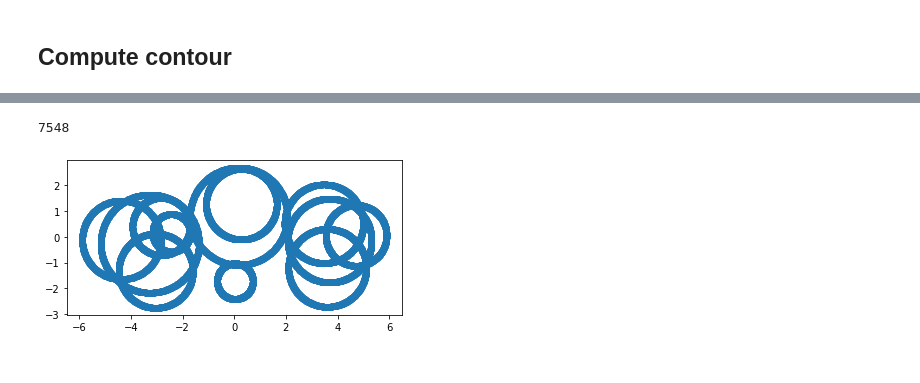
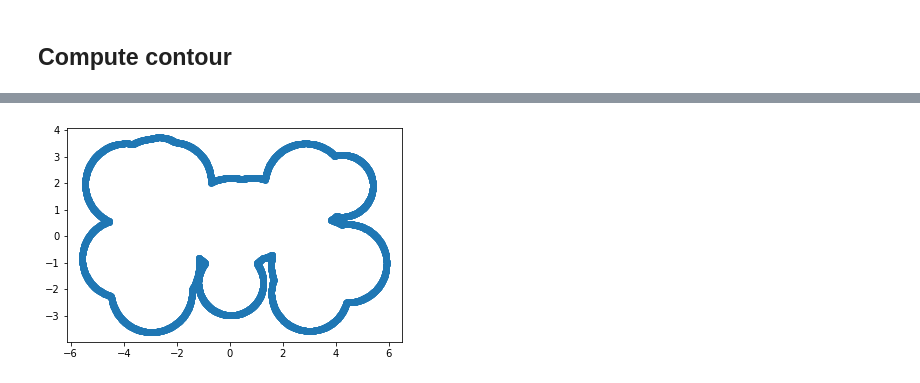
Before and after one commit to ju-leon/bachelor-thesis, a Jupyter notebook: Slice.ipynb, the cells around one changed output, grey strips where cells are left out. Saved outputs shown, nothing was run; the diff lists cells and outputs as text; code cells hidden in the pictures.

Commit message:
Implement contour finder

```diff
--- a/Slice.ipynb
+++ b/Slice.ipynb
@@ -328,0 +342,17 @@ print(largest_cc)
+# %%
+ContourSection = namedtuple('ContourSection', ['index', 'start_angle', 'end_angle'])
+# %%
+# Determine index of the first angle greater than the current angle
+def cyclic_min_larger_than(array, lower_bound):
+    normalised_array = (np.array(array) - lower_bound) % (2 * np.pi)
+    valid_idx = np.where(normalised_array > 0)[0]
+    return valid_idx[normalised_array[valid_idx].argmin()]
+# %%
+# Angle beweeen 2 vecs from 0 to 2 PI
+def angleFull(v1, v2):
+    (x1, y1) = v1
+    (x2, y2) = v2
+    dot = x1*x2 + y1*y2      # dot product
+    det = x1*y2 - y1*x2      # determinant
+    angle = np.arctan2(det, dot)
+    return angle % (2*np.pi)
@@ -329,25 +397,29 @@ print(largest_cc)
 # %%
-def points_on_circle(radius, x0=0, y0=0):
-    angles = np.arange(0, np.pi*2, 0.01)
+def points_in_section(circle, section):
+    (index, start_angle, end_angle) = section
+    (x,y,radius) = circle
+
+    if end_angle < start_angle:
+        end_angle += 2*np.pi
+
+    angles = np.arange(start_angle, end_angle, 0.01)
 
     coords_circle = []
     for angle in angles:
-        coords_circle.append(((np.cos(angle)*radius) + x0, (np.sin(angle) * radius) + y0))
+        coords_circle.append(((np.cos(angle)*radius) + x, (np.sin(angle) * radius) + y))
 
     return coords_circle
 # %%
 contour_points = []
+for section in sections:
+    circle = current_atoms[section.index]
+    contour_points.extend(points_in_section(circle, section))
 
-for index in largest_cc:
-    (x,y,radius) = current_atoms[index][1]
-    contour_points.extend(points_on_circle(radius, x,y))
-
-print(len(contour_points))
+#print(contour_points)
 fig = plt.figure()
 ax = fig.add_subplot(111)
 ax.scatter(*zip(*list(contour_points)))
 ax.set_aspect('equal')
 plt.show()
 # %% [output]
-7548
-[figure, old version]
+[figure, new version]
```
Also changed, not shown: parts of 23 cells of this notebook.
